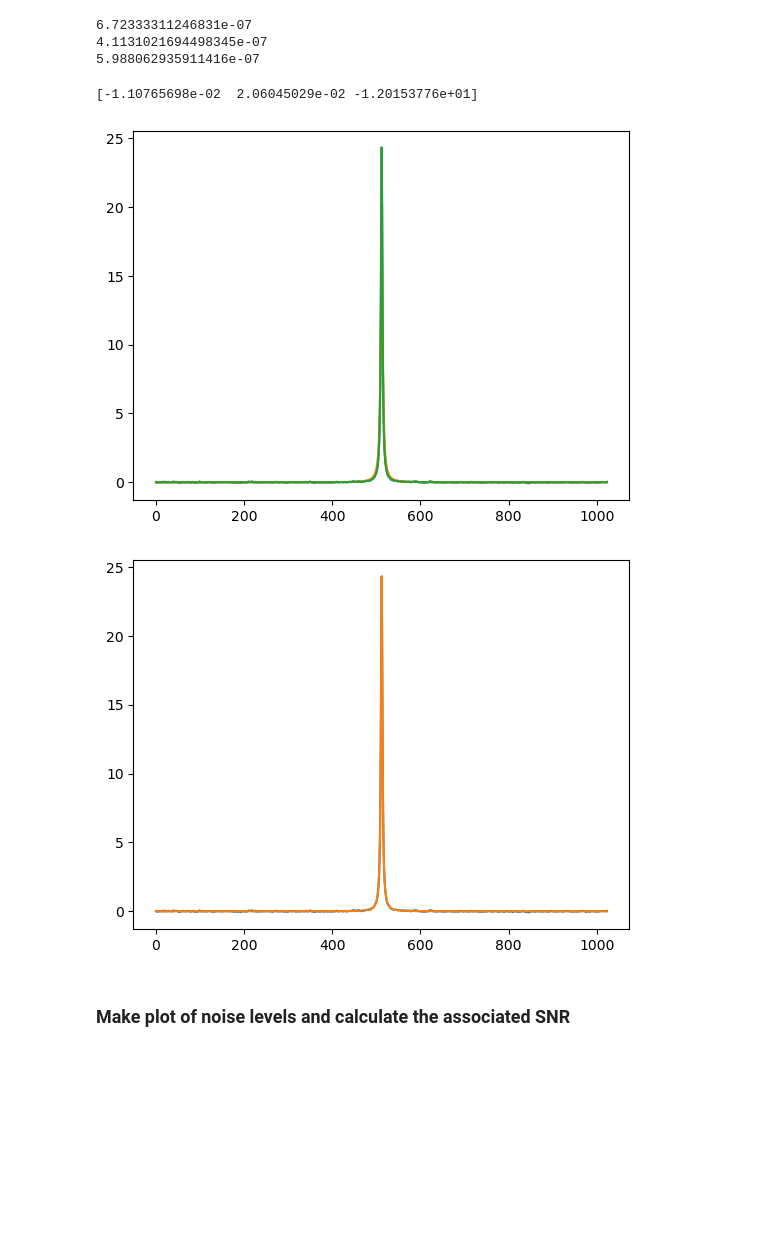
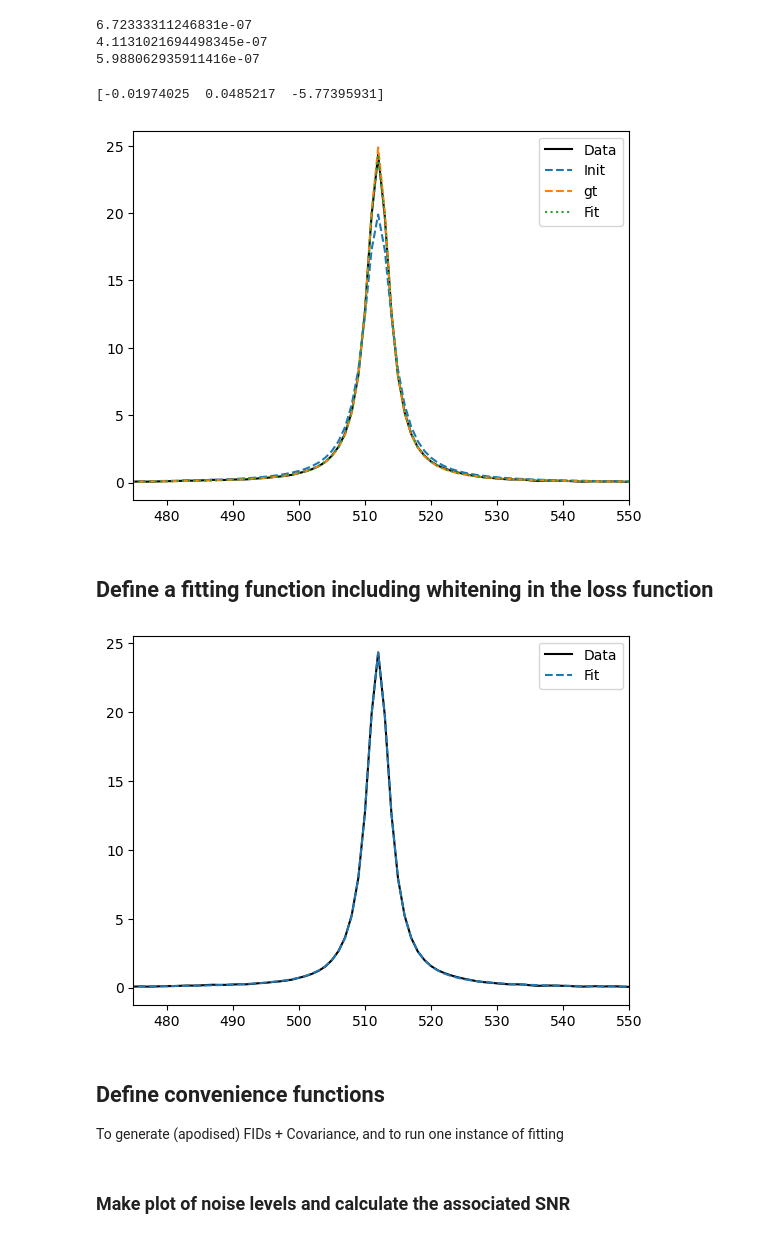
Before and after one commit to wtclarke/fmrs_bold_dynamic_fitting, a Jupyter notebook: mle_fitting/mle_apod_fitting.ipynb, the cells around one changed output. Drawn from its saved outputs; the diff is of its cells as text; code cells hidden in the pictures; blank space fills up the shorter version.

```diff
--- a/mle_fitting/mle_apod_fitting.ipynb
+++ b/mle_fitting/mle_apod_fitting.ipynb
@@ -113,36 +121,44 @@ for idx in range(3):
 # %%
 from scipy.optimize import minimize
 def fit(fid, x0):
     spec_data = FIDToSpec(fid)
+
     def err_lsq(x):
         err = spec_data[:, np.newaxis] - forward_and_jac(x)[0]
         return np.real(np.sum(err * np.conj(err)))
 
 
     def grad_lsq(x):
         S, dS = forward_and_jac(x)
         Spec = spec_data[: , np.newaxis]
         return np.real(np.sum(S * np.conj(dS) + np.conj(S) * dS - np.conj(Spec) * dS - Spec * np.conj(dS), axis=0))
 
+
     xout = minimize(
         err_lsq,
         bounds=((0, None), (None, None), (0, None)),
         x0=x0,
         jac=grad_lsq
     )
     return xout.x
-gt = np.asarray([10, 0, (12-3)*np.pi])
 
-xout = fit(FID, gt)
+init = np.asarray([10, 0, (10-3)*np.pi])
+gt = np.asarray([10, 0, (10-5)*np.pi])
+xout = fit(FID, init)
 
-print(xout- gt)
-plt.plot(FIDToSpec(FID).real)
-plt.plot(forward_and_jac(gt)[0].real)
-plt.plot(forward_and_jac(xout)[0].real)
+print(xout- init)
+plt.plot(FIDToSpec(FID).real, 'k', label='Data')
+plt.plot(forward_and_jac(init)[0].real, '--', label='Init')
+plt.plot(forward_and_jac(gt)[0].real, '--', label='gt')
+plt.plot(forward_and_jac(xout)[0].real, ':', label='Fit')
+plt.legend()
+plt.xlim([475, 550])
 plt.show()
 # %% [output]
-[-1.10765698e-02  2.06045029e-02 -1.20153776e+01]
+[-0.01974025  0.0485217  -5.77395931]
-[figure, old version]
+[figure, new version]
+# %% [markdown]
+## Define a fitting function including  whitening in the loss function
 # %%
 import numpy as np
 import scipy.linalg as sla
@@ -255,12 +271,17 @@ out = fit_nonlinear_complex_with_bounds(
     jac=jac,
     bounds=((0, None), (None, None), (0, None))
 )
-plt.plot(FIDToSpec(FID).real)
+plt.plot(FIDToSpec(FID).real, 'k', label='Data')
 # plt.plot(forward_and_jac(gt)[0].real)
-plt.plot(forward_and_jac(out)[0].real)
+plt.plot(forward_and_jac(out)[0].real, '--', label='Fit')
+plt.xlim([475, 550])
+plt.legend()
 plt.show()
 # %% [output]
-[figure, old version]
+[figure, new version]
+# %% [markdown]
+## Define convenience functions
+To generate (apodised) FIDs + Covariance, and to run one instance of fitting
 # %%
 def make_apodised_fid(noise_sd, apod):
     if apod <= 0:
```
Also changed, not shown: parts of 10 cells of this notebook, 2 other files.
